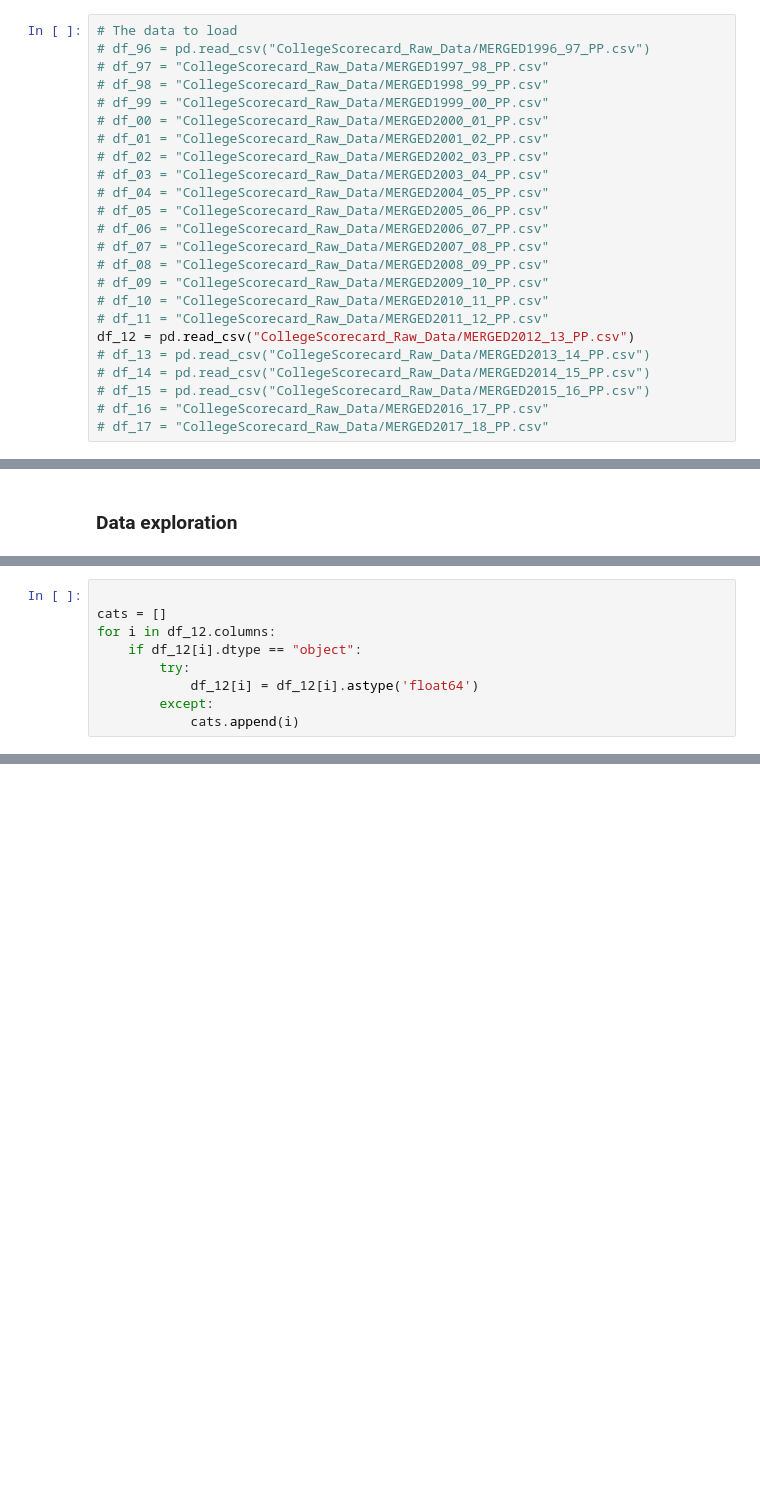
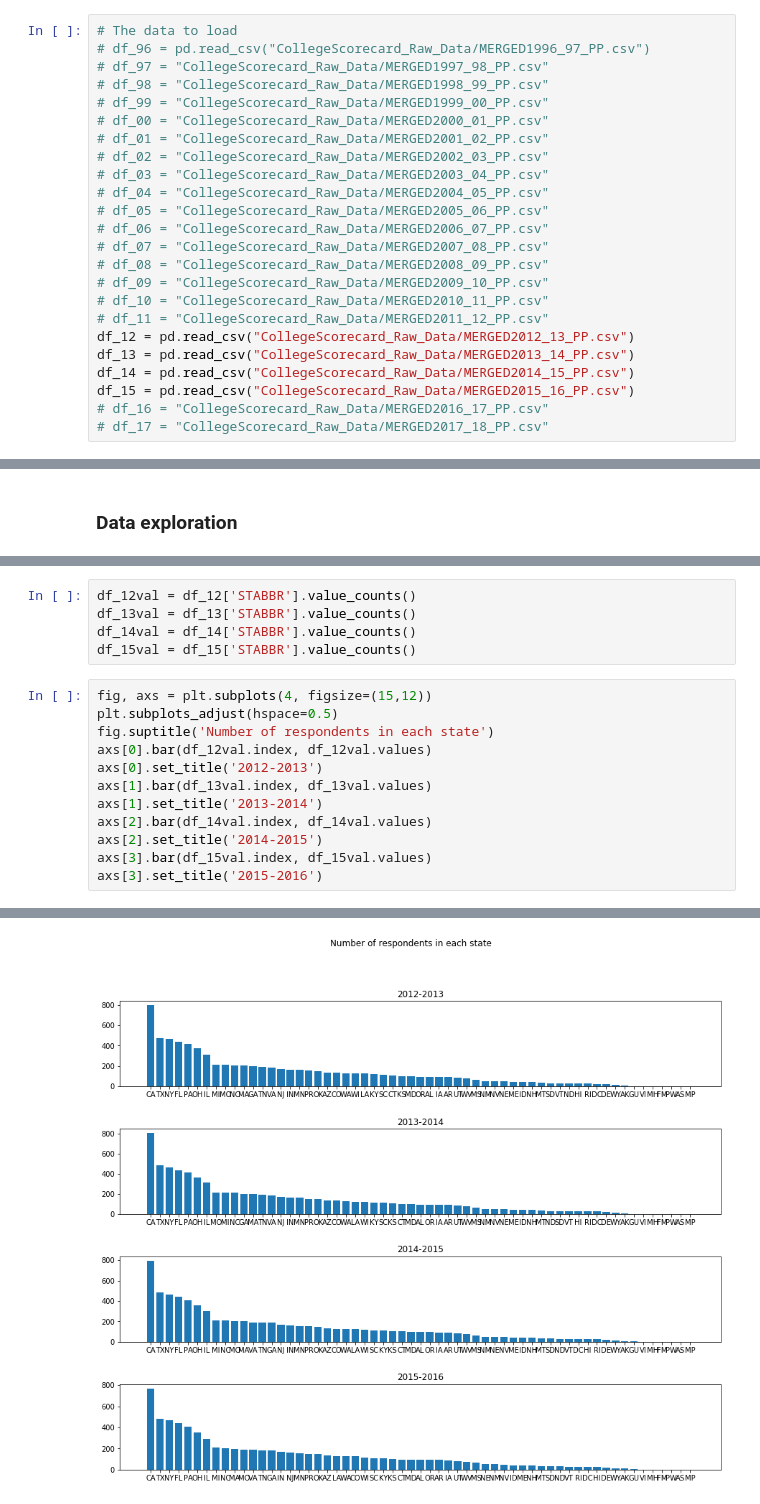
Before and after one commit to mattdintino/DS-5220-Project, a Jupyter notebook: minjiTemporary-df_12.ipynb, the cells around one changed output, grey strips where cells are left out. Cells and saved outputs as stored; diff of their text form; blank space fills up the shorter version.

```diff
--- a/minjiTemporary-df_12.ipynb
+++ b/minjiTemporary-df_12.ipynb
@@ -31,9 +31,9 @@ from sklearn.model_selection import train_test_split
 # df_10 = "CollegeScorecard_Raw_Data/MERGED2010_11_PP.csv"
 # df_11 = "CollegeScorecard_Raw_Data/MERGED2011_12_PP.csv"
 df_12 = pd.read_csv("CollegeScorecard_Raw_Data/MERGED2012_13_PP.csv")
-# df_13 = pd.read_csv("CollegeScorecard_Raw_Data/MERGED2013_14_PP.csv")
-# df_14 = pd.read_csv("CollegeScorecard_Raw_Data/MERGED2014_15_PP.csv")
-# df_15 = pd.read_csv("CollegeScorecard_Raw_Data/MERGED2015_16_PP.csv")
+df_13 = pd.read_csv("CollegeScorecard_Raw_Data/MERGED2013_14_PP.csv")
+df_14 = pd.read_csv("CollegeScorecard_Raw_Data/MERGED2014_15_PP.csv")
+df_15 = pd.read_csv("CollegeScorecard_Raw_Data/MERGED2015_16_PP.csv")
 # df_16 = "CollegeScorecard_Raw_Data/MERGED2016_17_PP.csv"
 # df_17 = "CollegeScorecard_Raw_Data/MERGED2017_18_PP.csv"
 # %%
@@ -210,9 +150,18 @@ df_12[df_12['STABBR'].isin(list(states_12.index))]
-# %%
-
-cats = []
-for i in df_12.columns:
-    if df_12[i].dtype == "object":
-        try:
-            df_12[i] = df_12[i].astype('float64')
-        except:
-            cats.append(i)
+# %%
+df_12val = df_12['STABBR'].value_counts()
+df_13val = df_13['STABBR'].value_counts()
+df_14val = df_14['STABBR'].value_counts()
+df_15val = df_15['STABBR'].value_counts()
+# %%
+fig, axs = plt.subplots(4, figsize=(15,12))
+plt.subplots_adjust(hspace=0.5)
+fig.suptitle('Number of respondents in each state')
+axs[0].bar(df_12val.index, df_12val.values)
+axs[0].set_title('2012-2013')
+axs[1].bar(df_13val.index, df_13val.values)
+axs[1].set_title('2013-2014')
+axs[2].bar(df_14val.index, df_14val.values)
+axs[2].set_title('2014-2015')
+axs[3].bar(df_15val.index, df_15val.values)
+axs[3].set_title('2015-2016')
+# %% [output]
@@ -218,0 +169 @@ for i in df_12.columns:
+[figure, added]
```
Also changed, not shown: parts of 18 cells of this notebook.
